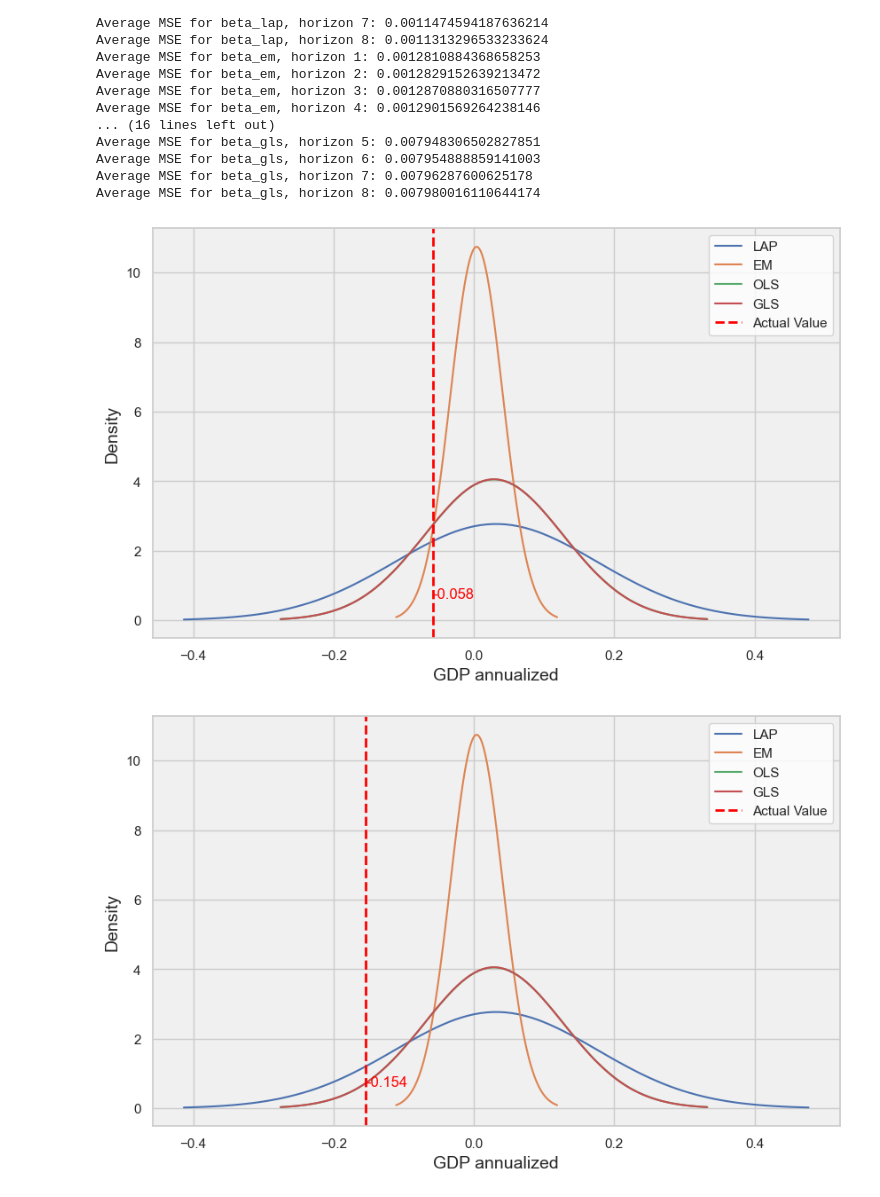
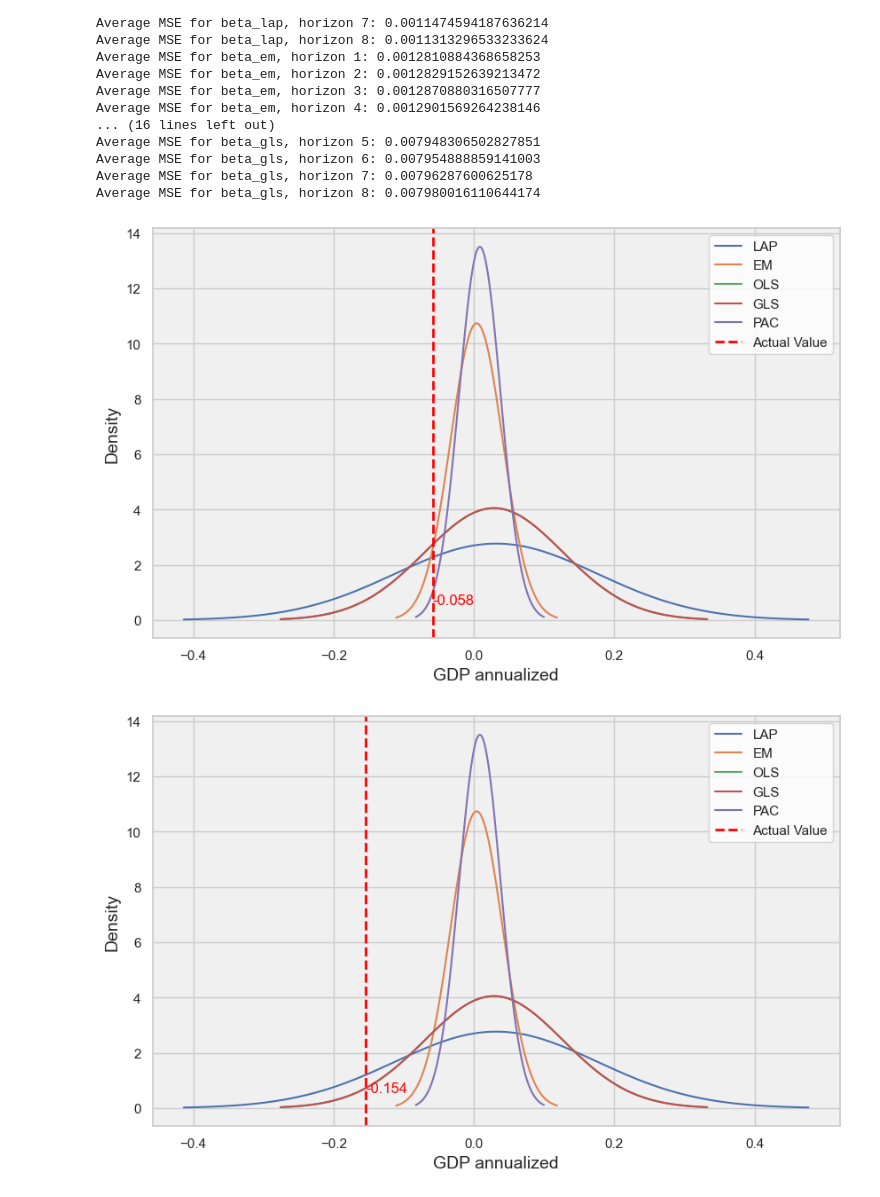
Before and after one commit to FrancescaBelloni/GLS-Quantile-Regression-Asymmetric-Laplace, a Jupyter notebook: EA_GDP.ipynb, the cells around one changed output. Saved outputs shown, nothing was run; the diff lists cells and outputs as text; code cells hidden in the pictures.

```diff
--- a/EA_GDP.ipynb
+++ b/EA_GDP.ipynb
@@ -995,10 +995,14 @@ beta_lap = np.array([-0.1448, 0.1277, 0.9000])
 beta_em = np.array([0.00787901, 0.93787018, -0.05776727])
 beta_ols = np.array([0.148382, -0.03524024, -0.61258415])
 beta_gls = np.array([0.1480470, -0.0308996, -0.6116255])
-#beta_pac = np.array([0.0077, 0.7821, -0.0271])
+beta_pac = np.array([0.0077, 0.7821, -0.0271])
 
-betas = [beta_lap, beta_em, beta_ols, beta_gls]
-beta_names = ['LAP', 'EM', 'OLS', 'GLS']
+#betas = [beta_lap, beta_em, beta_ols, beta_gls]
+#beta_names = ['LAP', 'EM', 'OLS', 'GLS']
+
+betas = [beta_lap, beta_em, beta_ols, beta_gls, beta_pac]
+beta_names = ['LAP', 'EM', 'OLS', 'GLS', 'PAC']
+
 
 models = len(betas)
 
@@ -1008,34 +1012,34 @@ sns.set(style="whitegrid")
 fig, ax = plt.subplots(figsize=(10, 6))
 
 # Plot the predictive densities for each model
 for i, (beta, beta_name) in enumerate(zip(betas, beta_names)):
     mse_list, predictive_densities = recursive_poos(df_complete, horizon, beta)
 
     if predictive_densities:
         predictive_density = predictive_densities[0]
         y = np.linspace(predictive_density.ppf(0.001), predictive_density.ppf(0.999), 100)
         density = predictive_density.pdf(y)
         # Plot the density
         ax.plot(y, density, label=f'{beta_name}')
 
 # Plot the actual value of y as a vertical line
 actual_value = df.loc[vintage, 'GDPgrowth(annualized)']
 #ax.text(actual_value, 0.05, f'Actual Value: {actual_value:.3f}', color='red', fontsize=12, ha='center', va='center')
 ax.text(actual_value, 0.95, f'{actual_value:.3f}', color='red', fontsize=12,
         ha='left', va='top')
 
 
 ax.axvline(actual_value, color='red', linestyle='--', linewidth=2, label='Actual Value')
 # Add a background color to the plot
 ax.set_facecolor('#f0f0f0')
 # Set the plot title and labels
 #ax.set_title(f'Predictive Densities for Vintage 2009-Q1', fontsize=16)
 ax.set_xlabel('GDP annualized', fontsize=14)
 ax.set_ylabel('Density', fontsize=14)
 ax.legend()
 plt.show()
 # %% [output]
-[figure, old version]
+[figure, new version]
 # %%
 #Plot Vintage 2020-Q2
 vintage = np.datetime64('2020-04-01')
@@ -1066,4 +1070,4 @@ ax.set_ylabel('Density', fontsize=14)
 ax.legend()
 plt.show()
 # %% [output]
-[figure, old version]
+[figure, new version]
```
Also changed, not shown: parts of 2 cells of this notebook, 3 other files.
